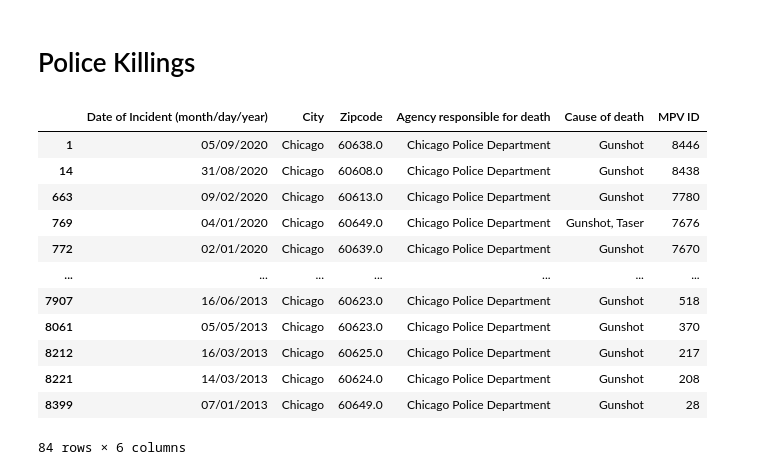
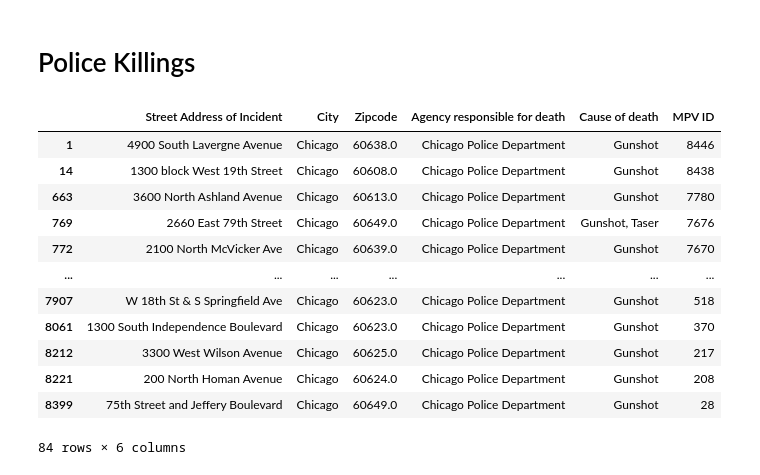
Before and after one commit to mihirbhaskar/chicago-complaints, a Jupyter notebook: additional predictors_Chicago open data.ipynb, the cells around one changed output. Cells and saved outputs as stored; diff of their text form; code cells hidden in the pictures.

Commit message:
Add files via upload
Final code and dataset for the additional predictors from Chicago open data portal

```diff
--- a/additional predictors_Chicago open data.ipynb
+++ b/additional predictors_Chicago open data.ipynb
@@ -308,21 +529,23 @@ comm_est
 # %%
 police_deaths = pd.read_csv("police_killings_MPV.csv")
 
 df_mask = police_deaths['City'] == "Chicago"
 police_deaths = police_deaths[df_mask]
-police_deaths = police_deaths[['Date of Incident (month/day/year)','City','Zipcode','Agency responsible for death','Cause of death','MPV ID']]
+
+police_deaths = police_deaths[['Street Address of Incident','City','Zipcode','Agency responsible for death','Cause of death','MPV ID']]
+
 police_deaths
 # %% [output]
-|  | Date of Incident (month/day/year) | City | Zipcode | Agency responsible for death | Cause of death | MPV ID |
-| 1 | 05/09/2020 | Chicago | 60638.0 | Chicago Police Department | Gunshot | 8446 |
-| 14 | 31/08/2020 | Chicago | 60608.0 | Chicago Police Department | Gunshot | 8438 |
-| 663 | 09/02/2020 | Chicago | 60613.0 | Chicago Police Department | Gunshot | 7780 |
-| 769 | 04/01/2020 | Chicago | 60649.0 | Chicago Police Department | Gunshot, Taser | 7676 |
-| 772 | 02/01/2020 | Chicago | 60639.0 | Chicago Police Department | Gunshot | 7670 |
+|  | Street Address of Incident | City | Zipcode | Agency responsible for death | Cause of death | MPV ID |
+| 1 | 4900 South Lavergne Avenue | Chicago | 60638.0 | Chicago Police Department | Gunshot | 8446 |
+| 14 | 1300 block West 19th Street | Chicago | 60608.0 | Chicago Police Department | Gunshot | 8438 |
+| 663 | 3600 North Ashland Avenue | Chicago | 60613.0 | Chicago Police Department | Gunshot | 7780 |
+| 769 | 2660 East 79th Street | Chicago | 60649.0 | Chicago Police Department | Gunshot, Taser | 7676 |
+| 772 | 2100 North McVicker Ave | Chicago | 60639.0 | Chicago Police Department | Gunshot | 7670 |
 | ... | ... | ... | ... | ... | ... | ... |
-| 7907 | 16/06/2013 | Chicago | 60623.0 | Chicago Police Department | Gunshot | 518 |
-| 8061 | 05/05/2013 | Chicago | 60623.0 | Chicago Police Department | Gunshot | 370 |
-| 8212 | 16/03/2013 | Chicago | 60625.0 | Chicago Police Department | Gunshot | 217 |
-| 8221 | 14/03/2013 | Chicago | 60624.0 | Chicago Police Department | Gunshot | 208 |
-| 8399 | 07/01/2013 | Chicago | 60649.0 | Chicago Police Department | Gunshot | 28 |
+| 7907 | W 18th St & S Springfield Ave | Chicago | 60623.0 | Chicago Police Department | Gunshot | 518 |
+| 8061 | 1300 South Independence Boulevard | Chicago | 60623.0 | Chicago Police Department | Gunshot | 370 |
+| 8212 | 3300 West Wilson Avenue | Chicago | 60625.0 | Chicago Police Department | Gunshot | 217 |
+| 8221 | 200 North Homan Avenue | Chicago | 60624.0 | Chicago Police Department | Gunshot | 208 |
+| 8399 | 75th Street and Jeffery Boulevard | Chicago | 60649.0 | Chicago Police Department | Gunshot | 28 |
 84 rows × 6 columns
```
Also changed, not shown: parts of 39 cells of this notebook, 1 other file.
